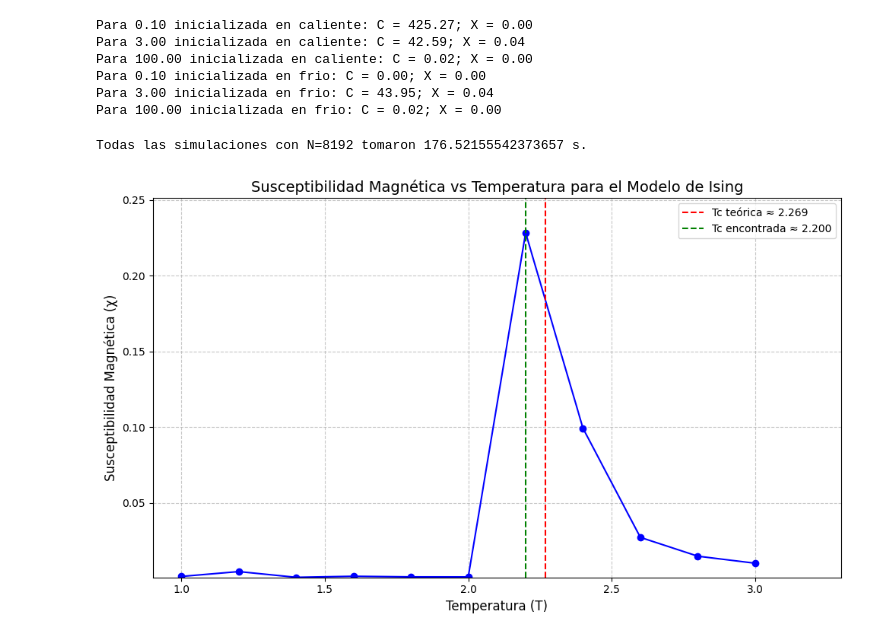
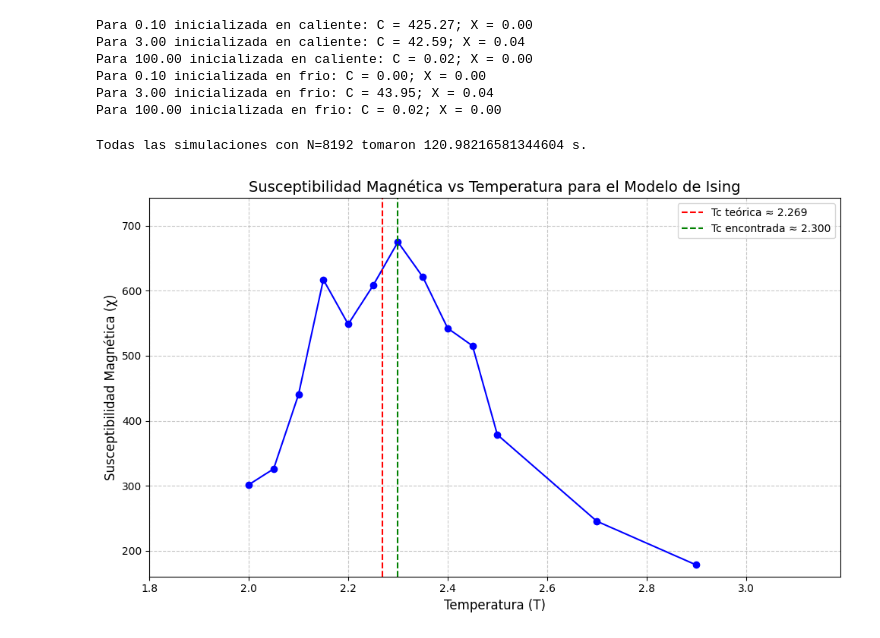
Before and after one commit to BrianDL/fisica_computacional, a Jupyter notebook: 3 - Modelo de Ising/ising.ipynb, the cells around one changed output. Saved outputs shown, nothing was run; the diff lists cells and outputs as text; code cells hidden in the pictures.

```diff
--- a/3 - Modelo de Ising/ising.ipynb
+++ b/3 - Modelo de Ising/ising.ipynb
@@ -240,7 +240,7 @@ N = 2**13  # Número de pasos de Monte Carlo
 ### Corremos 11 simulaciones con temperaturas en algún intérvalo
 temps = [
     T for i in range(11) \
-    if (T:=1+i/(0.5*10.0)) not in temp_a_result
+    if (T:=2+i/(2*10.0)) not in temp_a_result
     ]
 
 loop = asyncio.get_event_loop()
@@ -251,11 +251,11 @@ with ProcessPoolExecutor(max_workers=8) as exe:
       async_metropolis_ising(loop, exe, L, H, J, 1/T, N) \
       for T in temps
   ])
-  temp_a_result = {t:R for t,R in zip(temps, results)}
+  temp_a_result.update({t:R for t,R in zip(temps, results)})
 
 print(f"Todas las simulaciones con N={N} tomaron {time.time() - t0} s.")
 # %% [output]
-Todas las simulaciones con N=8192 tomaron 176.52155542373657 s.
+Todas las simulaciones con N=8192 tomaron 120.98216581344604 s.
 # %%
 temp_a_sus = { T: susceptibilidad(res[1], 1/T) for T, res in temp_a_result.items() }
 temp_a_cv = {T: calor_especifico(res[0], 1/T, T) for T, res in temp_a_result.items() }
@@ -285,32 +285,32 @@ def graficar_susceptibilidad(temp_a_sus):
     plt.title('Susceptibilidad Magnética vs Temperatura para el Modelo de Ising', fontsize=14)
     plt.grid(True, linestyle='--', alpha=0.7)
 
     # Agregar un poco de espacio a los ejes x e y
     plt.xlim(min(temperaturas) * 0.9, max(temperaturas) * 1.1)
     plt.ylim(min(susceptibilidades) * 0.9, max(susceptibilidades) * 1.1)
 
     # Agregar línea para la temperatura crítica teórica
     temp_critica_teorica = 2.269  # Temperatura crítica teórica para el modelo de Ising 2D
     plt.axvline(x=temp_critica_teorica, color='r', linestyle='--',
                 label=f'Tc teórica ≈ {temp_critica_teorica:.3f}')
 
     # Agregar línea para la temperatura de máxima susceptibilidad encontrada
     plt.axvline(x=temp_max_sus, color='g', linestyle='--',
                 label=f'Tc encontrada ≈ {temp_max_sus:.3f}')
 
     # Texto para la temperatura crítica teórica
     # plt.text(temp_critica_teorica * 1.05, plt.ylim()[1] * 0.9, f'Tc teórica ≈ {temp_critica_teorica:.3f}',
     #          rotation=90, verticalalignment='top', color='r')
 
     # Texto para la temperatura de máxima susceptibilidad encontrada
     # plt.text(temp_max_sus * 1.05, plt.ylim()[1] * 0.9, f'Tc encontrada ≈ {temp_max_sus:.3f}',
     #          rotation=90, verticalalignment='top', color='g')
 
     plt.legend()
     plt.tight_layout()
     plt.show()
 
 
-graficar_susceptibilidad(temp_a_sus)
+graficar_susceptibilidad(temp_a_cv)
 # %% [output]
-[figure, old version]
+[figure, new version]
```
